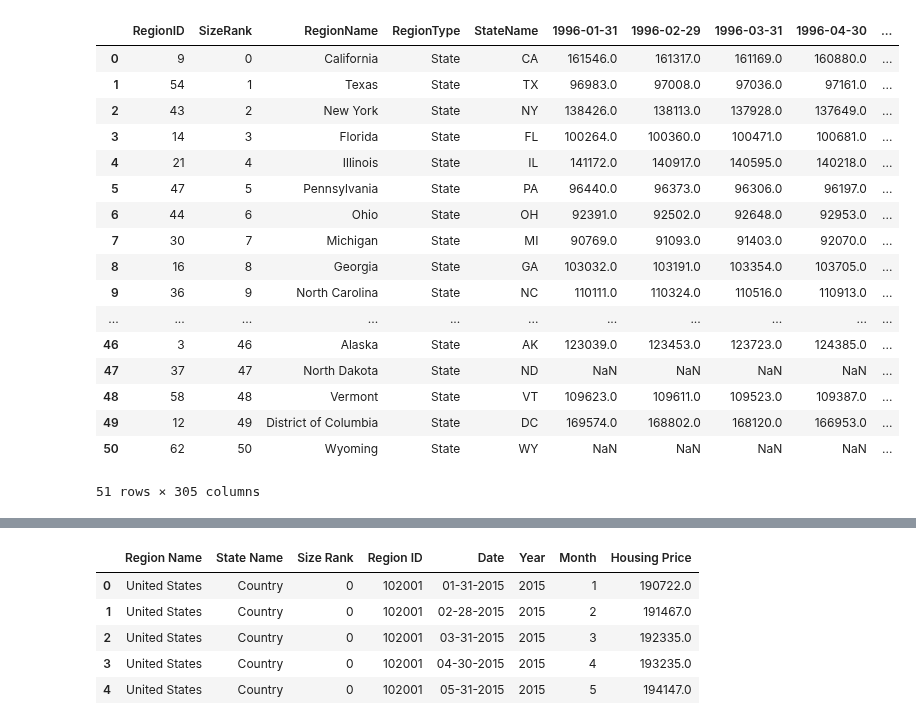
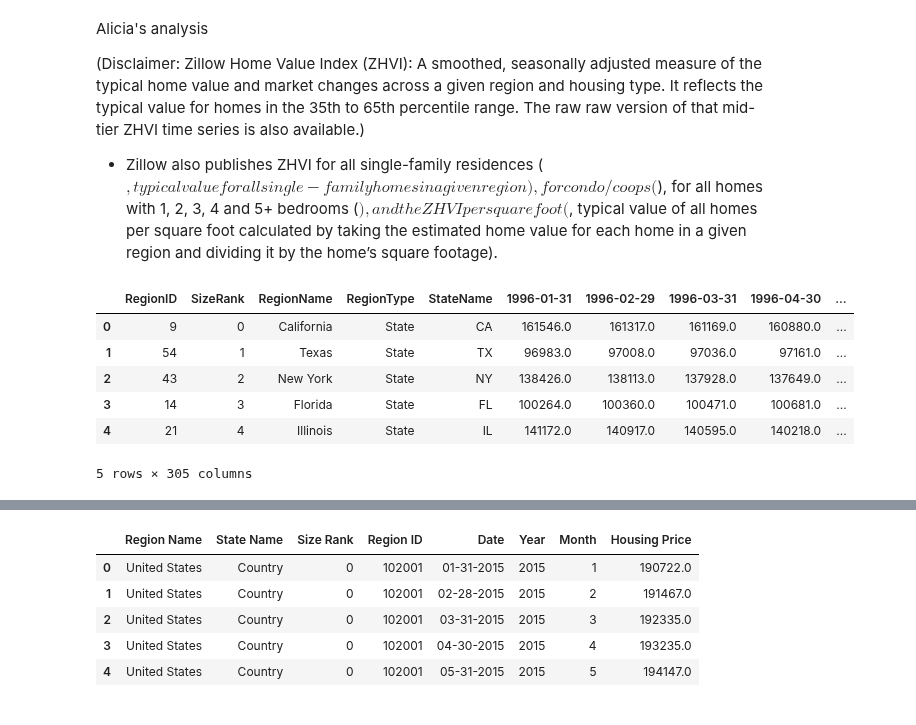
Before and after one commit to aliciasply/InterState-Migration, a Jupyter notebook: Code/Housing-Price-alicia.ipynb, the cells around one changed output, grey strips where cells are left out. Drawn from its saved outputs; the diff is of its cells as text; code cells hidden in the pictures.

```diff
--- a/Code/AliciaTestFile.ipynb
+++ b/Code/Housing-Price-alicia.ipynb
@@ -24,29 +13,24 @@ Alicia's analysis
+# %% [markdown]
+Alicia's analysis
+
+(Disclaimer: Zillow Home Value Index (ZHVI): A smoothed, seasonally adjusted measure of the typical home value and market changes across a given region and housing type. It reflects the typical value for homes in the 35th to 65th percentile range. The raw raw version of that mid-tier ZHVI time series is also available.)
+
+* Zillow also publishes ZHVI for all single-family residences ($, typical value for all single-family homes in a given region), for condo/coops ($), for all homes with 1, 2, 3, 4 and 5+ bedrooms ($), and the ZHVI per square foot ($, typical value of all homes per square foot calculated by taking the estimated home value for each home in a given region and dividing it by the home’s square footage).
 # %%
 # Extracting the path
 real_estate_path = "../Data/Housing_Price/State_Home_Price_Single_Family.csv"
 # %%
 # Read Real Estate Data from Zillow (from year 2015 to 2020)
 # real_estate_data = pd.read_csv(real_estate_path)
 real_estate_data = pd.read_csv(real_estate_path)
-real_estate_data
+real_estate_data.head()
 
 # original dataframe has 914 rows × 75 columns
 # %% [output]
 |  | RegionID | SizeRank | RegionName | RegionType | StateName | 1996-01-31 | 1996-02-29 | 1996-03-31 | 1996-04-30 | ... |
 | 0 | 9 | 0 | California | State | CA | 161546.0 | 161317.0 | 161169.0 | 160880.0 | ... |
 | 1 | 54 | 1 | Texas | State | TX | 96983.0 | 97008.0 | 97036.0 | 97161.0 | ... |
 | 2 | 43 | 2 | New York | State | NY | 138426.0 | 138113.0 | 137928.0 | 137649.0 | ... |
 | 3 | 14 | 3 | Florida | State | FL | 100264.0 | 100360.0 | 100471.0 | 100681.0 | ... |
 | 4 | 21 | 4 | Illinois | State | IL | 141172.0 | 140917.0 | 140595.0 | 140218.0 | ... |
-| 5 | 47 | 5 | Pennsylvania | State | PA | 96440.0 | 96373.0 | 96306.0 | 96197.0 | ... |
-| 6 | 44 | 6 | Ohio | State | OH | 92391.0 | 92502.0 | 92648.0 | 92953.0 | ... |
-| 7 | 30 | 7 | Michigan | State | MI | 90769.0 | 91093.0 | 91403.0 | 92070.0 | ... |
-| 8 | 16 | 8 | Georgia | State | GA | 103032.0 | 103191.0 | 103354.0 | 103705.0 | ... |
-| 9 | 36 | 9 | North Carolina | State | NC | 110111.0 | 110324.0 | 110516.0 | 110913.0 | ... |
-| ... | ... | ... | ... | ... | ... | ... | ... | ... | ... | ... |
-| 46 | 3 | 46 | Alaska | State | AK | 123039.0 | 123453.0 | 123723.0 | 124385.0 | ... |
-| 47 | 37 | 47 | North Dakota | State | ND | NaN | NaN | NaN | NaN | ... |
-| 48 | 58 | 48 | Vermont | State | VT | 109623.0 | 109611.0 | 109523.0 | 109387.0 | ... |
-| 49 | 12 | 49 | District of Columbia | State | DC | 169574.0 | 168802.0 | 168120.0 | 166953.0 | ... |
-| 50 | 62 | 50 | Wyoming | State | WY | NaN | NaN | NaN | NaN | ... |
-51 rows × 305 columns
+5 rows × 305 columns
```
Also changed, not shown: parts of 10 cells of this notebook, 2 other files.
